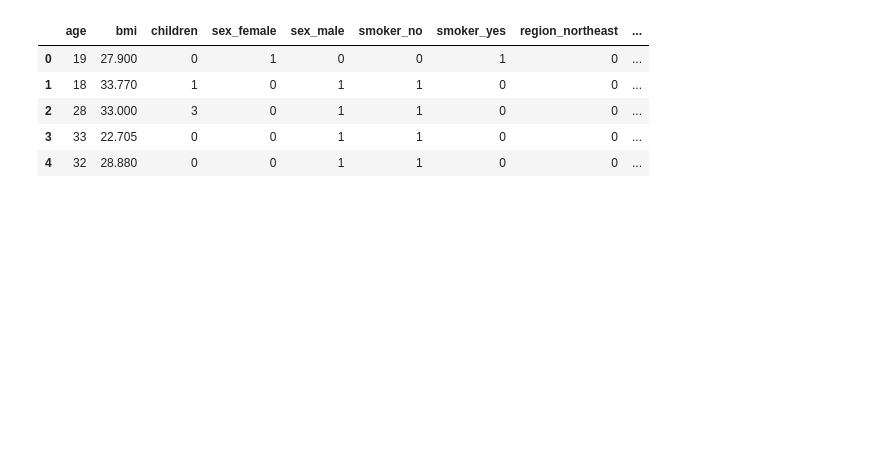
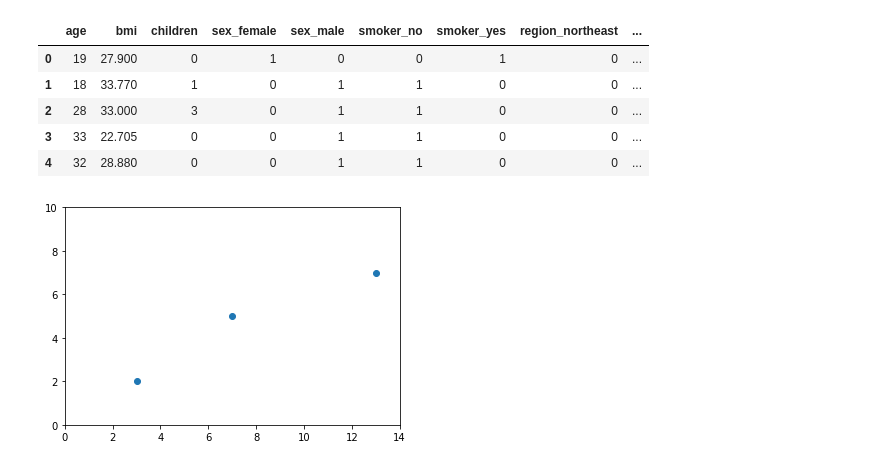
Before and after one commit to lavima/itf31519-practical-machine-learning, a Jupyter notebook: itf31519-regression-analysis.ipynb, the cells around one changed output. Cells and saved outputs as stored; diff of their text form; code cells hidden in the pictures; blank space fills up the shorter version.

Commit message:
Kaggle Notebook | ITF31519 Regression Analysis | Version 3

```diff
--- a/itf31519-regression-analysis.ipynb
+++ b/itf31519-regression-analysis.ipynb
@@ -136,3 +138,15 @@ encoded_features.head()
 | 2 | 28 | 33.000 | 3 | 0 | 1 | 1 | 0 | 0 | ... |
 | 3 | 33 | 22.705 | 0 | 0 | 1 | 1 | 0 | 0 | ... |
 | 4 | 32 | 28.880 | 0 | 0 | 1 | 1 | 0 | 0 | ... |
+# %%
+x = [3,7,13]
+y = [2,5,7]
+
+fig = plt.figure()
+plt.ylim([0,10])
+plt.xlim([0,14])
+plt.scatter(x,y)
+plt.savefig('linear_regression_data.png')
+plt.show()
+# %% [output]
+[figure, added]
```
Also changed, not shown: parts of 16 cells of this notebook.
